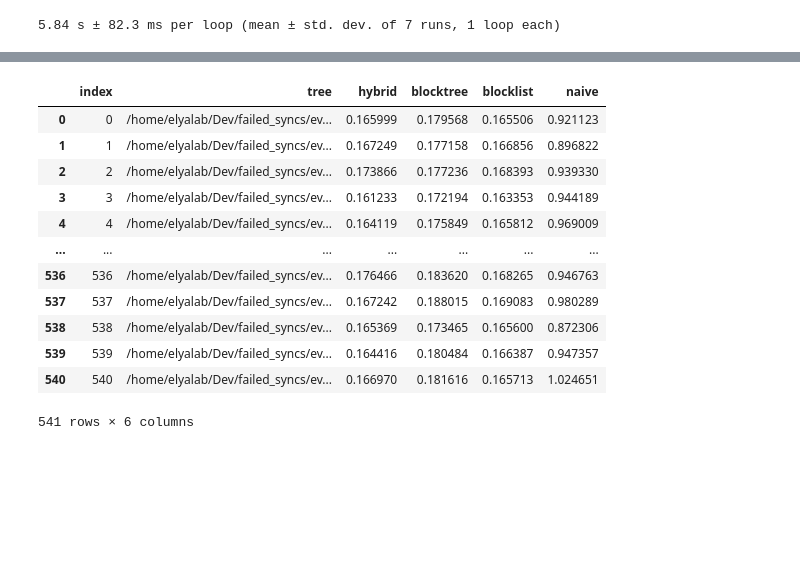
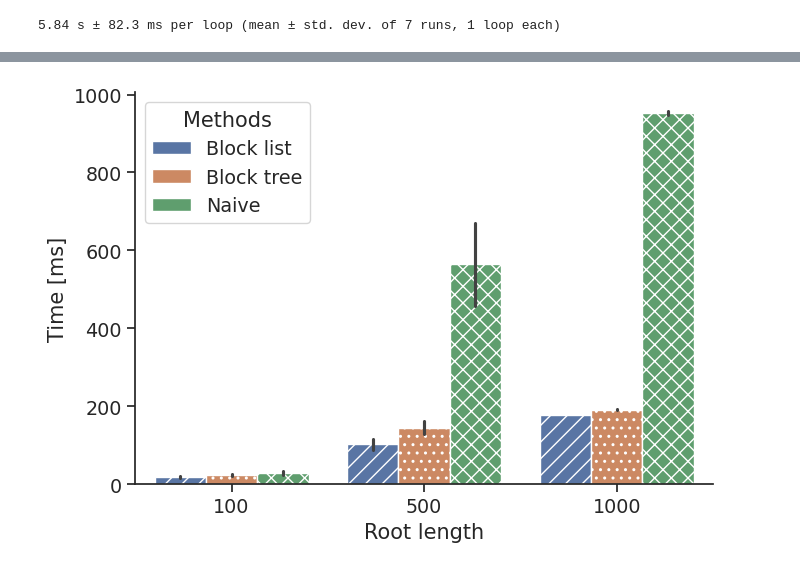
Before and after one commit to nimrodSerokTAU/evo-sim, a Jupyter notebook: benchmark/empirical_trees.ipynb, the cells around one changed output, grey strips where cells are left out. Drawn from its saved outputs; the diff is of its cells as text; code cells hidden in the pictures; blank space fills up the shorter version.

```diff
--- a/benchmark/empirical_trees.ipynb
+++ b/benchmark/empirical_trees.ipynb
@@ -130,17 +129,0 @@ times_df.to_csv("all_methods_comparison.csv")
-# %%
-times_df = pd.read_csv("all_methods_comparison.csv", index_col=0)
-times_df
-# %% [output]
-|  | index | tree | hybrid | blocktree | blocklist | naive |
-| 0 | 0 | /home/elyalab/Dev/failed_syncs/ev... | 0.165999 | 0.179568 | 0.165506 | 0.921123 |
-| 1 | 1 | /home/elyalab/Dev/failed_syncs/ev... | 0.167249 | 0.177158 | 0.166856 | 0.896822 |
-| 2 | 2 | /home/elyalab/Dev/failed_syncs/ev... | 0.173866 | 0.177236 | 0.168393 | 0.939330 |
-| 3 | 3 | /home/elyalab/Dev/failed_syncs/ev... | 0.161233 | 0.172194 | 0.163353 | 0.944189 |
-| 4 | 4 | /home/elyalab/Dev/failed_syncs/ev... | 0.164119 | 0.175849 | 0.165812 | 0.969009 |
-| ... | ... | ... | ... | ... | ... | ... |
-| 536 | 536 | /home/elyalab/Dev/failed_syncs/ev... | 0.176466 | 0.183620 | 0.168265 | 0.946763 |
-| 537 | 537 | /home/elyalab/Dev/failed_syncs/ev... | 0.167242 | 0.188015 | 0.169083 | 0.980289 |
-| 538 | 538 | /home/elyalab/Dev/failed_syncs/ev... | 0.165369 | 0.173465 | 0.165600 | 0.872306 |
-| 539 | 539 | /home/elyalab/Dev/failed_syncs/ev... | 0.164416 | 0.180484 | 0.166387 | 0.947357 |
-| 540 | 540 | /home/elyalab/Dev/failed_syncs/ev... | 0.166970 | 0.181616 | 0.165713 | 1.024651 |
-541 rows × 6 columns
@@ -147,3 +159,24 @@ times_df
+# %%
+df_scores["Time [ms]"] = df_scores["Time"]*1000
+# %%
+ax = sns.barplot(data=df_scores, x="Root length", y="Time [ms]", hue="Score type")
+ax.figure.set_size_inches(7.1, 5)
+sns.despine()
+hatches = ['//', '//', '//', '..', '..', '..', 'xx', 'xx', 'xx', '//','..', 'xx']
+# Loop over the bars
+handles, old_labels = ax.get_legend_handles_labels()
+new_labels = ['Block list', 'Block tree', 'Naive']  # Your custom labels here
+plt.legend(handles, new_labels, title='Methods')
+
+for i,thisbar in enumerate(ax.patches):
+    # Set a different hatch for each bar
+    thisbar.set_hatch(hatches[i])
+
+plt.tight_layout()
+plt.savefig("assets/orthomam_benchmark_root_length.svg",bbox_inches="tight", dpi=300)
+plt.savefig("assets/orthomam_benchmark_root_length.png",bbox_inches="tight", dpi=300)
+# %% [output]
+[figure, added]
 # %%
 times_df["naive"] = 1000
 # %%
```
Also changed, not shown: parts of 13 cells of this notebook, 5 other files.
